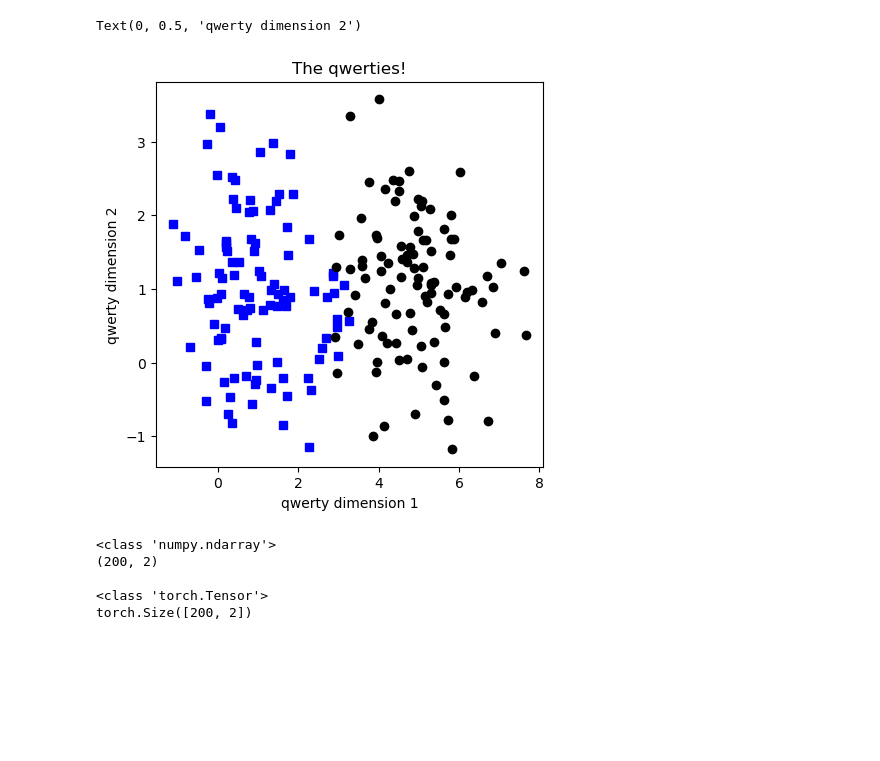
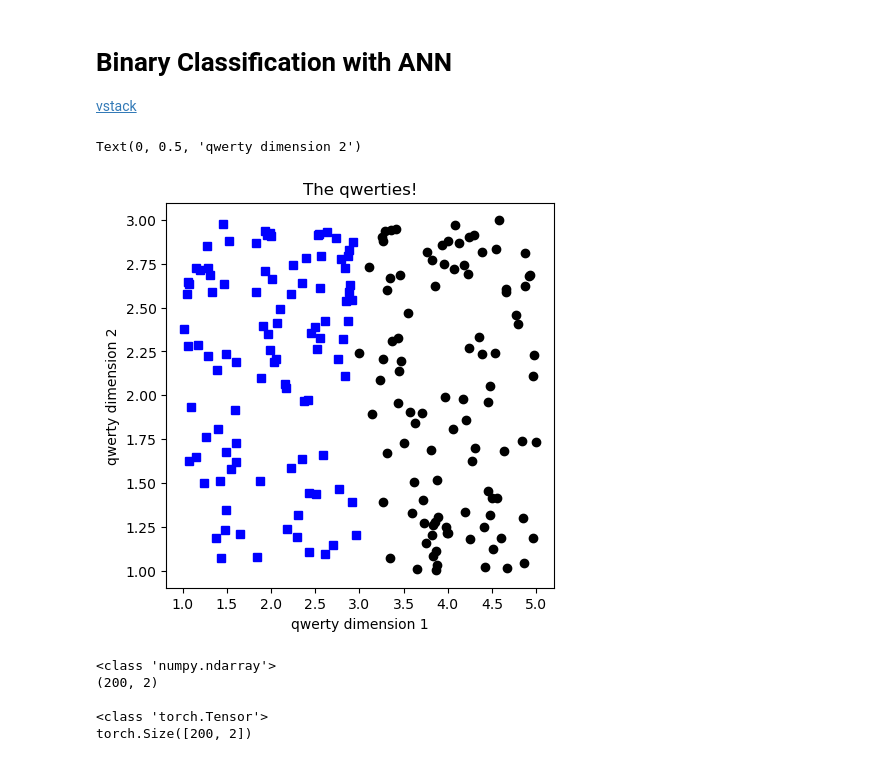
Before and after one commit to davidul/data-science, a Jupyter notebook: 06-ann/02-ann-binary-classification.ipynb, the cells around one changed output. Drawn from its saved outputs; the diff is of its cells as text; code cells hidden in the pictures; blank space fills up the shorter version.

```diff
--- a/06-ann/02-ann-binary-classification.ipynb
+++ b/06-ann/02-ann-binary-classification.ipynb
@@ -1,42 +1,49 @@
+# %% [markdown]
+# Binary Classification with ANN
+
+[vstack](#../../04-numpy/03-numpy-array-manipulation.ipynb#vstack)
 # %%
 import torch
 import torch.nn as nn
 import numpy as np
 
 import matplotlib.pyplot as plt
 
 # create data
 nPerClust = 100
-blur = 1
+blur = 2
 
 A = [1,1]
-B = [5,1]
+B = [3,1]
 
 # generate data
-a = [ A[0] + np.random.randn(nPerClust)*blur, A[1] + np.random.randn(nPerClust)*blur]
-b = [ B[0] + np.random.randn(nPerClust)*blur, B[1] + np.random.randn(nPerClust)*blur]
+# 2x100 (two columns, 100 rows)
+rng = np.random.default_rng()
+a = [ A[0] + rng.random(nPerClust)*blur, A[1] + rng.random(nPerClust)*blur]
+b = [ B[0] + rng.random(nPerClust)*blur, B[1] + rng.random(nPerClust)*blur]
 
+# vector of labels (0s and 1s) 200x1
 # true labels
 labels_np = np.vstack((np.zeros((nPerClust,1)), np.ones((nPerClust,1))))
 
-# concat into matrix
+# concat into matrix 200x2
 data_np = np.hstack((a,b)).T
 
-# convert
+# convert to tensors
 data = torch.tensor(data_np).float()
 labels = torch.tensor(labels_np).float()
 
 
 # show
 fig = plt.figure(figsize=(5,5))
 plt.plot(data[np.where(labels==0)[0],0], data[np.where(labels==0)[0],1], 'bs')
 plt.plot(data[np.where(labels==1)[0],0], data[np.where(labels==1)[0],1], 'ko')
 plt.title('The qwerties!')
 plt.xlabel('qwerty dimension 1')
 plt.ylabel('qwerty dimension 2')
 # %% [output]
 Text(0, 0.5, 'qwerty dimension 2')
-[figure, old version]
+[figure, new version]
 # %%
 # inspect type
 print(type(data_np))
```
Also changed, not shown: parts of 3 cells of this notebook.
